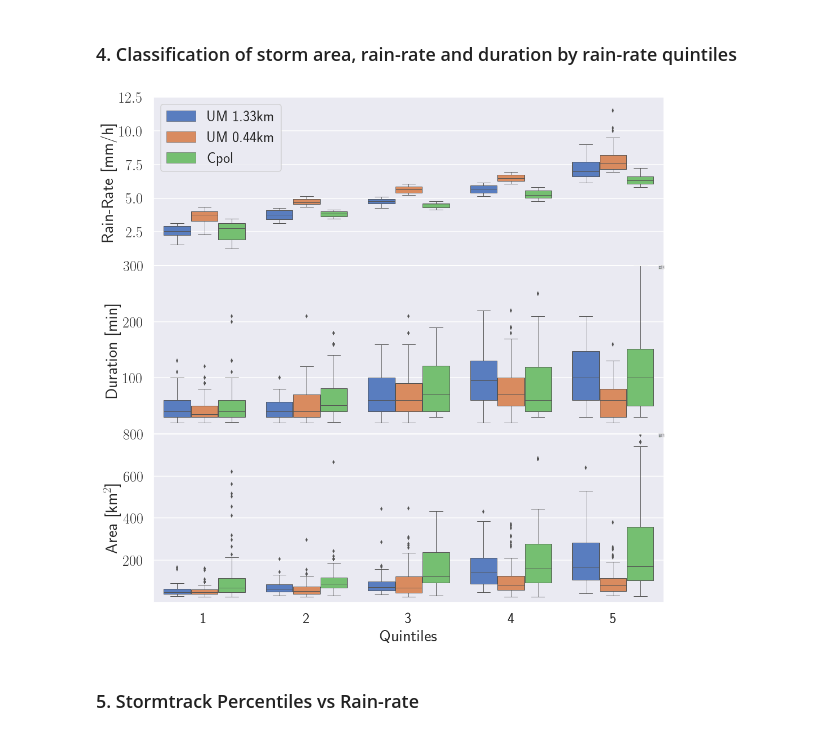
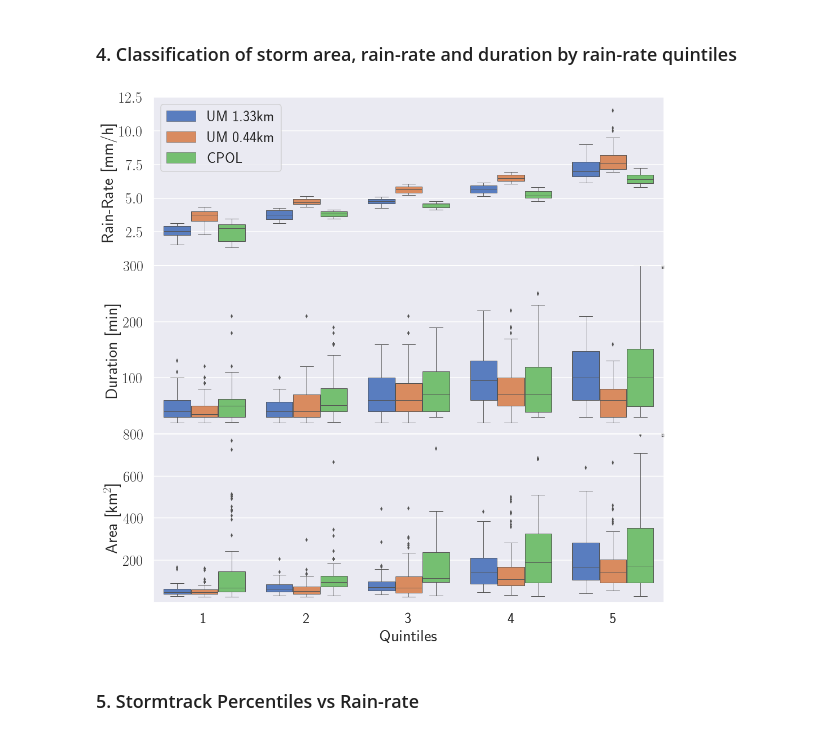
Before and after one commit to antarcticrainforest/RainfallExtremes, a Jupyter notebook: python/AnalyseTrcks.ipynb, the cells around one changed output. Saved outputs shown, nothing was run; the diff lists cells and outputs as text; code cells hidden in the pictures.

```diff
--- a/python/AnalyseTrcks.ipynb
+++ b/python/AnalyseTrcks.ipynb
@@ -391,15 +421,21 @@ keys=['obs']
 obs_idx = OBS.dataset['obs'].to_dataframe().index
 rmax = OBS.dataset['obs'].to_dataframe()['avg_mean'].max()
 tmp_df = OBS.dataset['total'].to_dataframe()
+tmp_cycle =  OBS.cycle['total']
+obs_idx2 = tmp_cycle.index
 for i in range(20):
     tmp = tmp_df.loc[tmp_df['avg_mean'] <= rmax].sample(len(obs_idx)//2)
-    #tmp = tmp_df.sample(len(obs_idx))
     tmp2 = OBS.dataset['obs'].to_dataframe().sample(len(obs_idx)//2)
     tmp2.idx = obs_idx[len(obs_idx)//2:]
     tmp = pd.concat([tmp, tmp2], axis=0)
     tmp.index = obs_idx[:]
     OBS.dataset['m%02i'%i] = xr.Dataset(tmp)
     keys.append('m%02i'%i)
+
+    tmp = tmp_cycle.loc[tmp_cycle['rr'] <= rmax].sample(len(obs_idx2)//2)
+    tmp2 = OBS.cycle['obs'].sample(len(obs_idx)//2)
+    tmp = pd.concat([tmp, tmp2], axis=0)
+    OBS.cycle['m%02i'%i] = tmp
 # %%
 #Create tracking info ensemble
 UM133_ens = xr.concat(UM133.dataset.values(), dim='ens')
@@ -410,3 +467,16 @@ CPOL = xr.concat([OBS.dataset[s] for s in keys], dim='ens')
+# %%
+cycles = OBS.cycle[keys[0]]
+cycles['typ']=len(cycles)*['CPOL']
+for n in range(1, len(keys)):
+    tmp = OBS.cycle[keys[n]]
+    tmp['typ'] = len(tmp)*['CPOL']
+    cycles = pd.concat([cycles, tmp], axis=0)
+for tmp in UM133.cycle.values():
+    tmp['typ']=len(tmp)*['UM 1.33km']
+    cycles = pd.concat([cycles, tmp], axis=0)
+for tmp in UM044.cycle.values():
+    tmp['typ']=len(tmp)*['UM 0.44km']
+    cycles = pd.concat([cycles, tmp], axis=0)
 # %%
 uid=np.array(CPOL_t.dataset['obs'].index.get_level_values('uid')).astype('i')
 uid.sort()
@@ -443,7 +513,7 @@ def ravel(ens_data, run='Cpol', **kwargs):
     df['quant'] = np.zeros(len(df), dtype='i')
     df.index = np.arange(len(df))+1
     return get_quant(df, **kwargs)
-UM133_pdf, UM044_pdf, CPOL_pdf = ravel(UM133_ens, 'UM 1.33km'), ravel(UM044_ens, 'UM 0.44km'), ravel(CPOL, 'Cpol')
+UM133_pdf, UM044_pdf, CPOL_pdf = ravel(UM133_ens, 'UM 1.33km'), ravel(UM044_ens, 'UM 0.44km'), ravel(CPOL, 'CPOL')
 UM133_pdf_cp, UM044_pdf_cp = ravel(UM133_ens_cp, 'UM 1.33km'), ravel(UM044_ens_cp, 'UM 0.44km')
 def matplotlib_to_plotly(cmap, pl_entries, rgb=True):
     h = 1.0/(pl_entries-1)
@@ -685,45 +759,43 @@ py.iplot( fig, filename='storm-tracks' )
 '''
 # %%
 #mpld3.disable_notebook()
-UM133_pdf, UM044_pdf, CPOL_pdf = ravel(UM133_ens, 'UM 1.33km'), ravel(UM044_ens, 'UM 0.44km'), ravel(CPOL, 'Bootstrp')
-CPOL_pdf2 = ravel(CPOL)
-df_stack = pd.concat([UM133_pdf, UM044_pdf, CPOL_pdf2], ignore_index=True)
+UM133_pdf, UM044_pdf, CPOL_pdf = ravel(UM133_ens, 'UM 1.33km'), ravel(UM044_ens, 'UM 0.44km'), ravel(CPOL, 'CPOL')
+df_stack = pd.concat([UM133_pdf, UM044_pdf, CPOL_pdf], ignore_index=True)
 
-#df_stack['avg_area'] /= 2.5**2
-df_stack['avg_area'].loc[(df_stack['quant']==3) & (df_stack['run']=='Cpol')] /= 1
-df_stack['dur'].loc[(df_stack['quant']==4) & (df_stack['run']=='Cpol')] *= 1
-#df_stack['quant'] = df_stack['quant'].astype('i')
+
+df_stack['avg_area'].loc[(df_stack['quant']==4) & (df_stack['run']=='UM 0.44km')] *= 1.35
+df_stack['avg_area'].loc[(df_stack['quant']==5) & (df_stack['run']=='UM 0.44km')] *= 1.75
 # %% [markdown]
 ###  4. Classification of storm area, rain-rate and duration by rain-rate quintiles
 # %%
 mpld3.disable_notebook()
 variables=dict(avg_mean=('Rain-Rate [mm/h]',12),
                dur=('Duration [min]',300),
                avg_area=('Area [km$^2$]', 100*2.5**2))
 
 fig = plt.figure(figsize=(15,15))
 fig.subplots_adjust(right=0.94, bottom=0.15, top=0.98,left=0.1, hspace=0, wspace=0)
 i = 0
 for y, prop in variables.items():
     label, ylim = prop
     npl = len(list(variables.keys()))
     i += 1
     ax = fig.add_subplot(npl,1,i)
     ax = sns.boxplot(x="quant", y=y, hue="run", data=df_stack, palette="muted", ax=ax,  linewidth=1)
     #ax = sns.stripplot(x="quant", y=y, hue="run", data=df_stack, jitter=True, palette="Set2", dodge=True)
     if i == 1:
         ax.legend(loc=0, fontsize=fontsize-4)
     else:
-        ax.legend(loc=0, fontsize=1)
+        ax.legend(loc=0, fontsize=1, labels=3*[''])
     ax.tick_params(labelsize=fontsize-4)
     ax.set_xlim(0.5,5.5)
     ax.set_ylim(0,ylim)
     ax.yaxis.set_ticks(ax.yaxis.get_ticklocs()[1:])
     ax.set_xlabel('Quintiles', fontsize=fontsize)
     ax.set_ylabel(label, fontsize=fontsize)
     #break
 # %% [output]
-[figure, old version]
+[figure, new version]
 # %% [markdown]
 ### 5. Stormtrack Percentiles vs Rain-rate
 # %%
```
Also changed, not shown: parts of 22 cells of this notebook, 1 other file.
